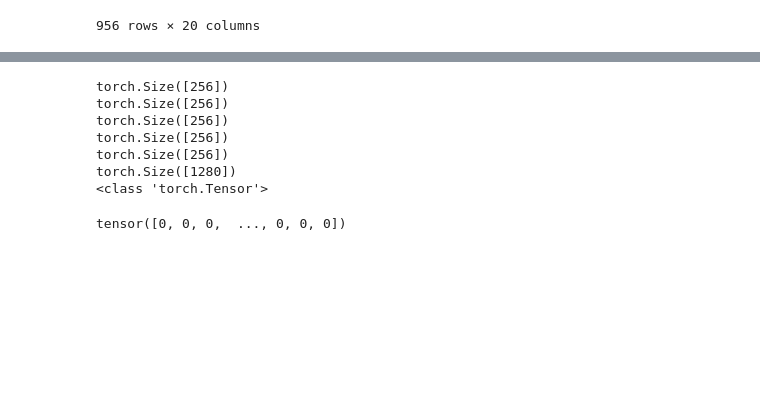
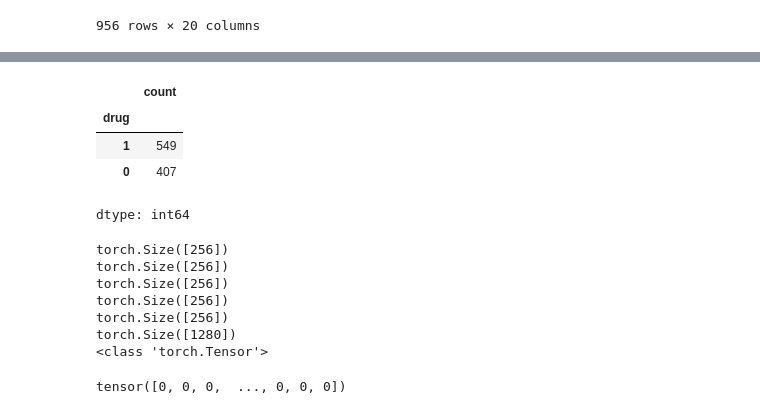
Before and after one commit to chltjs1921/2024_modeling_practice, a Jupyter notebook: dataset.ipynb, the cells around one changed output, grey strips where cells are left out. Cells and saved outputs as stored; diff of their text form; code cells hidden in the pictures; blank space fills up the shorter version.

```diff
--- a/dataset.ipynb
+++ b/dataset.ipynb
@@ -77,6 +77,14 @@ rxn_ex_df.describe()
 | 50% | 1.000000e-04 | 80.0 | 18.0 | 0.2 | 0.025 | 0.05 | 1.0 | 1.0 | ... |
 | 75% | 1.000000e-04 | 80.0 | 18.0 | 0.2 | 0.025 | 0.05 | 1.0 | 1.0 | ... |
 | max | 1.000000e-04 | 80.0 | 18.0 | 0.2 | 0.025 | 0.05 | 1.0 | 1.0 | ... |
+# %%
+rxn_ex_df.drug.value_counts() #yes_no, drug는 0과 1. bo머시기들은 전부 회귀
+# %% [output]
+|  | count |
+| drug |  |
+| 1 | 549 |
+| 0 | 407 |
+dtype: int64
 # %%
 from rdkit import Chem
 from rdkit.Chem import AllChem
```
Also changed, not shown: parts of 16 cells of this notebook.
